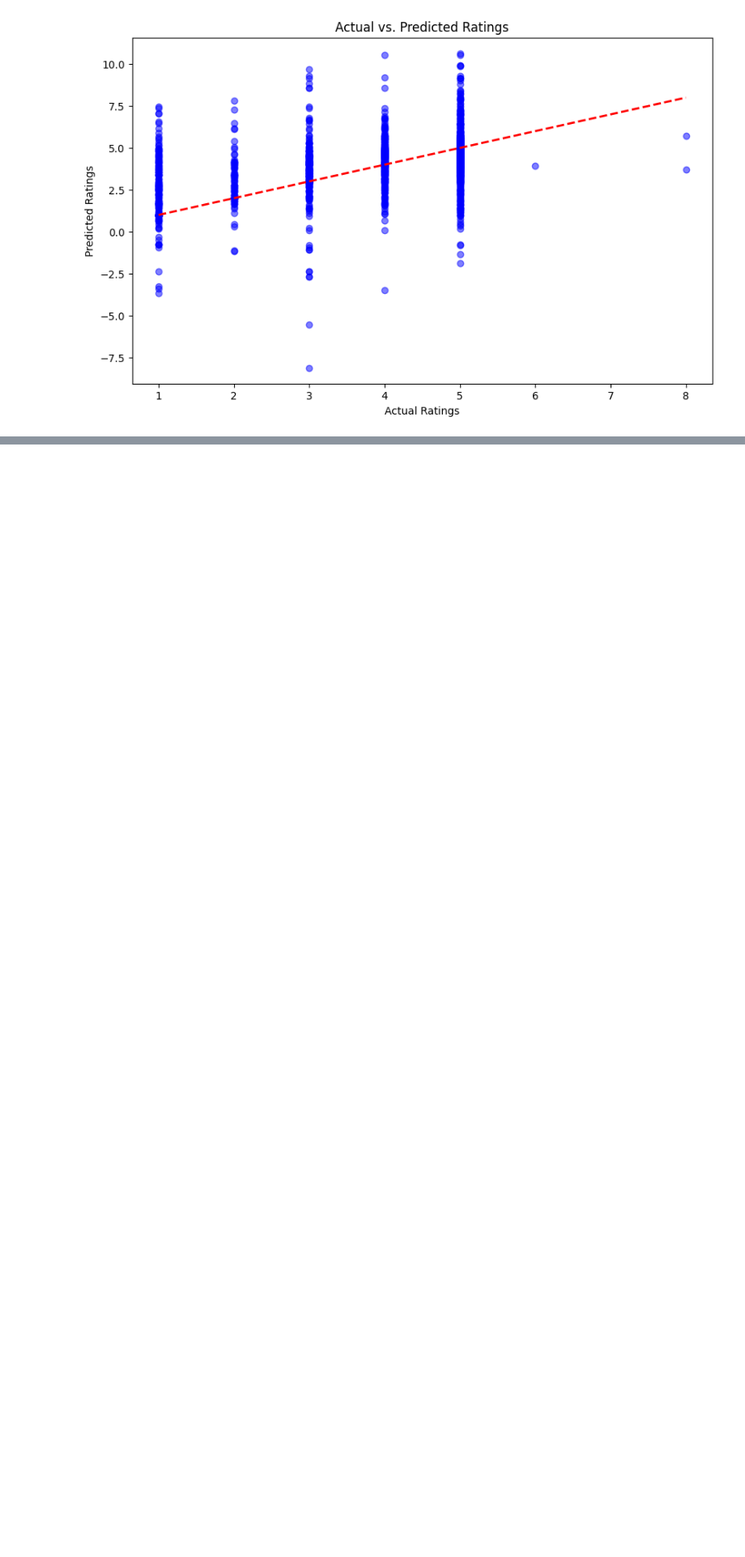
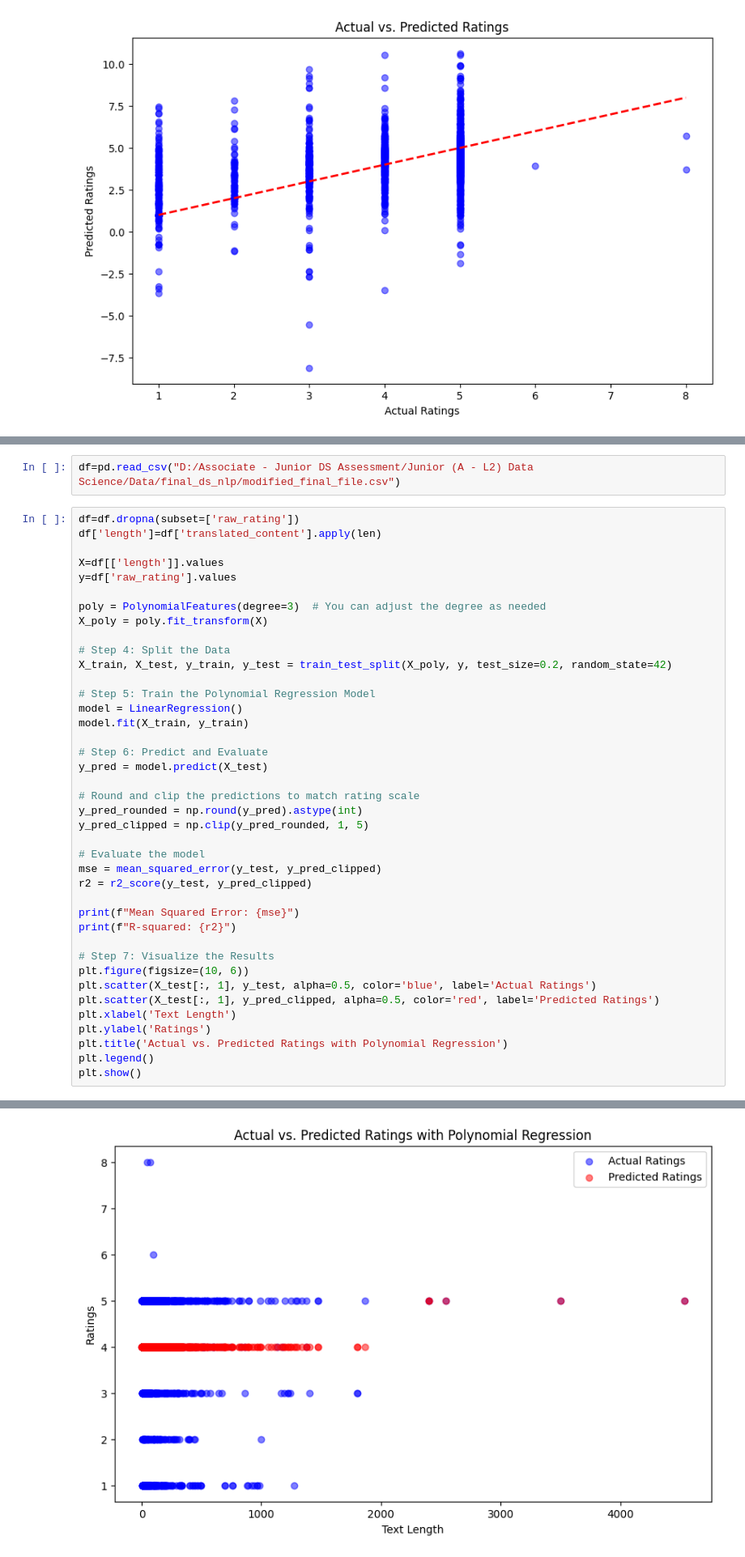
Before and after one commit to RemaAlorine/DS-AI, a Jupyter notebook: regression.ipynb, the cells around one changed output, grey strips where cells are left out. Shown: that part at 81% size. Cells and saved outputs as stored; diff of their text form; blank space fills up the shorter version.

```diff
--- a/regression.ipynb
+++ b/regression.ipynb
@@ -83,0 +88,43 @@ plt.show()
+# %%
+df=pd.read_csv("D:/Associate - Junior DS Assessment/Junior (A - L2) Data Science/Data/final_ds_nlp/modified_final_file.csv")
+# %%
+df=df.dropna(subset=['raw_rating'])
+df['length']=df['translated_content'].apply(len)
+
+X=df[['length']].values
+y=df['raw_rating'].values
+
+poly = PolynomialFeatures(degree=3)  # You can adjust the degree as needed
+X_poly = poly.fit_transform(X)
+
+# Step 4: Split the Data
+X_train, X_test, y_train, y_test = train_test_split(X_poly, y, test_size=0.2, random_state=42)
+
+# Step 5: Train the Polynomial Regression Model
+model = LinearRegression()
+model.fit(X_train, y_train)
+
+# Step 6: Predict and Evaluate
+y_pred = model.predict(X_test)
+
+# Round and clip the predictions to match rating scale
+y_pred_rounded = np.round(y_pred).astype(int)
+y_pred_clipped = np.clip(y_pred_rounded, 1, 5)
+
+# Evaluate the model
+mse = mean_squared_error(y_test, y_pred_clipped)
+r2 = r2_score(y_test, y_pred_clipped)
+
+print(f"Mean Squared Error: {mse}")
+print(f"R-squared: {r2}")
+
+# Step 7: Visualize the Results
+plt.figure(figsize=(10, 6))
+plt.scatter(X_test[:, 1], y_test, alpha=0.5, color='blue', label='Actual Ratings')
+plt.scatter(X_test[:, 1], y_pred_clipped, alpha=0.5, color='red', label='Predicted Ratings')
+plt.xlabel('Text Length')
+plt.ylabel('Ratings')
+plt.title('Actual vs. Predicted Ratings with Polynomial Regression')
+plt.legend()
+plt.show()
+# %% [output]
@@ -83,0 +133 @@ plt.show()
+[figure, added]
```
Also changed, not shown: parts of 9 cells of this notebook.
